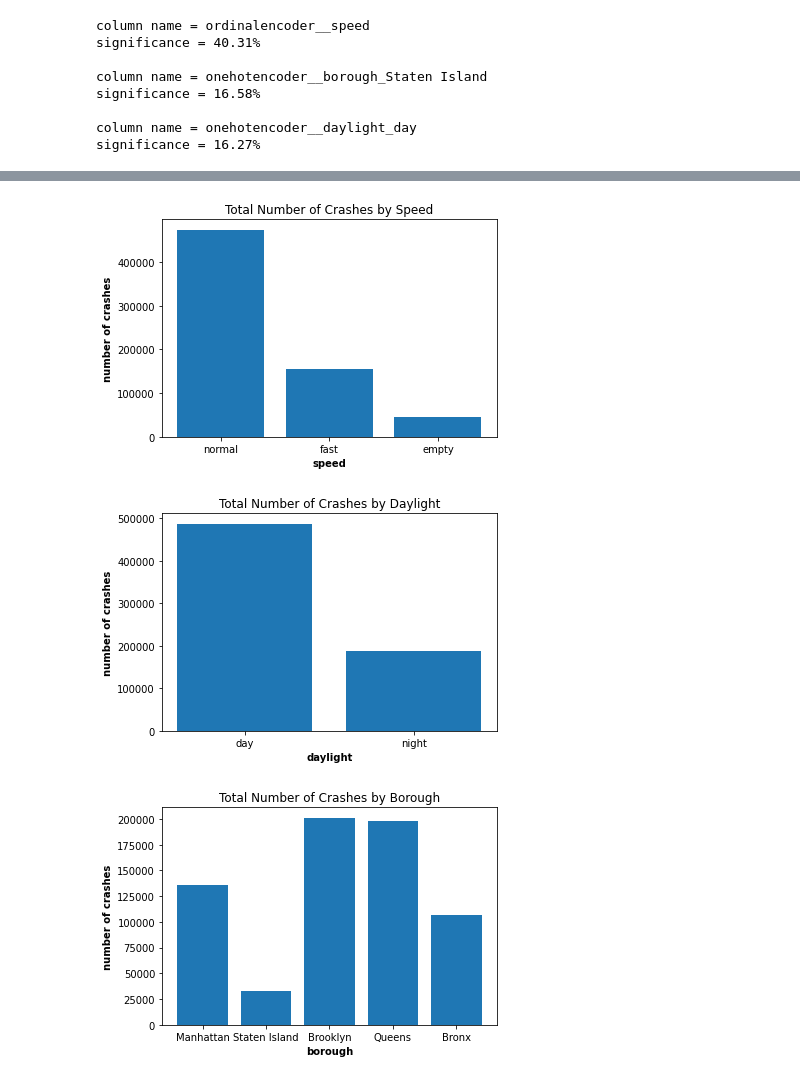
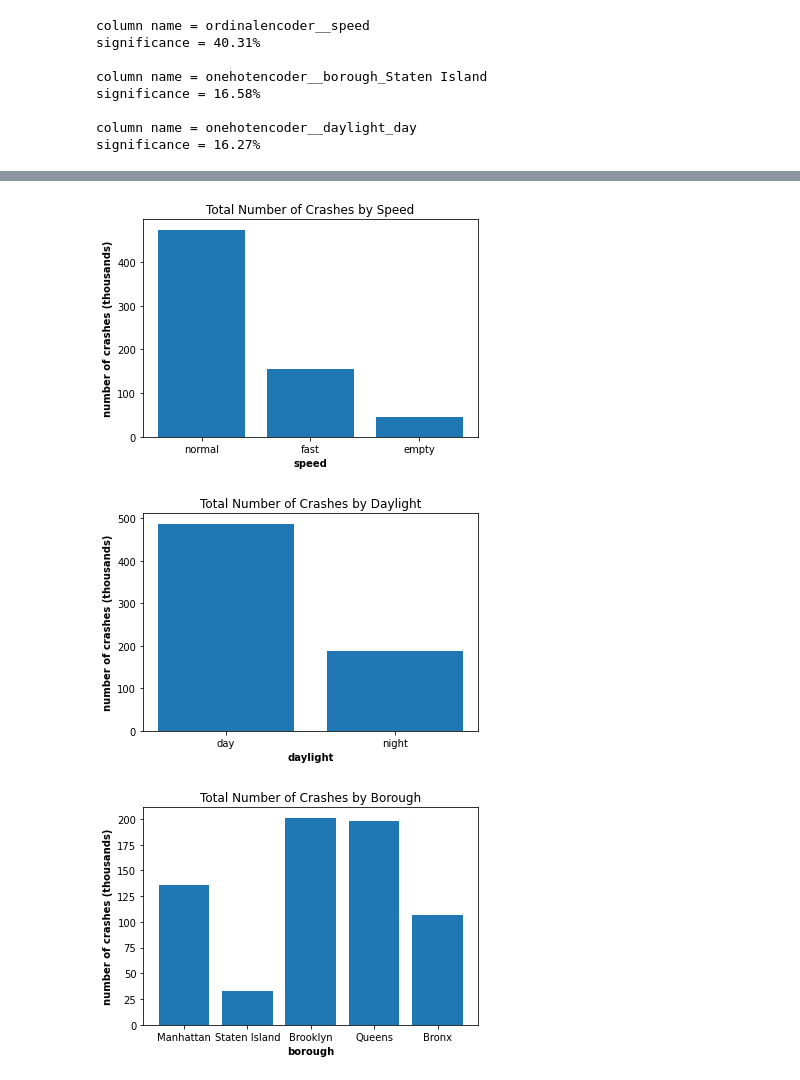
Before and after one commit to MAST30034-Applied-Data-Science/mast30034-project-1-aeross, a Jupyter notebook: notebooks/analysis.ipynb, the cells around one changed output, grey strips where cells are left out. Saved outputs shown, nothing was run; the diff lists cells and outputs as text; code cells hidden in the pictures.

```diff
--- a/notebooks/analysis.ipynb
+++ b/notebooks/analysis.ipynb
@@ -239,43 +255,43 @@ import matplotlib.pyplot as plt
 # %%
 speed_count = []
 speed = ["normal", "fast", "empty"]
-speed_count.append(sum(crime[crime["speed"] == "normal"]["count"]))
-speed_count.append(sum(crime[crime["speed"] == "fast"]["count"]))
-speed_count.append(sum(crime[crime["speed"] == "empty"]["count"]))
+speed_count.append(sum(crime[crime["speed"] == "normal"]["count"]) / 1000)
+speed_count.append(sum(crime[crime["speed"] == "fast"]["count"]) / 1000)
+speed_count.append(sum(crime[crime["speed"] == "empty"]["count"]) / 1000)
 
 plt.bar(speed, speed_count)
-plt.ylabel("number of crashes", fontweight="bold")
+plt.ylabel("number of crashes (thousands)", fontweight="bold")
 plt.xlabel("speed", fontweight="bold")
 plt.title("Total Number of Crashes by Speed")
 plt.savefig("../plots/speed_crash.png")
 # %% [output]
-[figure, old version]
+[figure, new version]
 # %%
 daylight_count = []
 daylight = ["day", "night"]
-daylight_count.append(sum(crime[crime["daylight"] == "day"]["count"]))
-daylight_count.append(sum(crime[crime["daylight"] == "night"]["count"]))
+daylight_count.append(sum(crime[crime["daylight"] == "day"]["count"]) / 1000)
+daylight_count.append(sum(crime[crime["daylight"] == "night"]["count"]) / 1000)
 
 plt.bar(daylight, daylight_count)
-plt.ylabel("number of crashes", fontweight="bold")
+plt.ylabel("number of crashes (thousands)", fontweight="bold")
 plt.xlabel("daylight", fontweight="bold")
 plt.title("Total Number of Crashes by Daylight")
 plt.savefig("../plots/daylight_crash.png")
 # %% [output]
-[figure, old version]
+[figure, new version]
 # %%
 boro_count = []
 boro = ["Manhattan", "Staten Island", "Brooklyn", "Queens", "Bronx"]
-boro_count.append(sum(crime[crime["borough"] == "Manhattan"]["count"]))
-boro_count.append(sum(crime[crime["borough"] == "Staten Island"]["count"]))
-boro_count.append(sum(crime[crime["borough"] == "Brooklyn"]["count"]))
-boro_count.append(sum(crime[crime["borough"] == "Queens"]["count"]))
-boro_count.append(sum(crime[crime["borough"] == "Bronx"]["count"]))
+boro_count.append(sum(crime[crime["borough"] == "Manhattan"]["count"]) / 1000)
+boro_count.append(sum(crime[crime["borough"] == "Staten Island"]["count"]) / 1000)
+boro_count.append(sum(crime[crime["borough"] == "Brooklyn"]["count"]) / 1000)
+boro_count.append(sum(crime[crime["borough"] == "Queens"]["count"]) / 1000)
+boro_count.append(sum(crime[crime["borough"] == "Bronx"]["count"]) / 1000)
 
 plt.bar(boro, boro_count)
-plt.ylabel("number of crashes", fontweight="bold")
+plt.ylabel("number of crashes (thousands)", fontweight="bold")
 plt.xlabel("borough", fontweight="bold")
 plt.title("Total Number of Crashes by Borough")
 plt.savefig("../plots/boro_crash.png")
 # %% [output]
-[figure, old version]
+[figure, new version]
```
Also changed, not shown: parts of 5 cells of this notebook, 4 other files.
